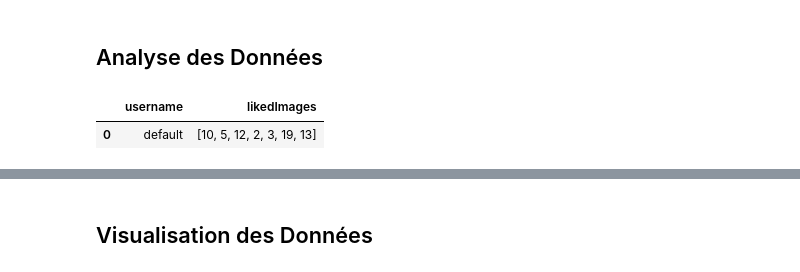
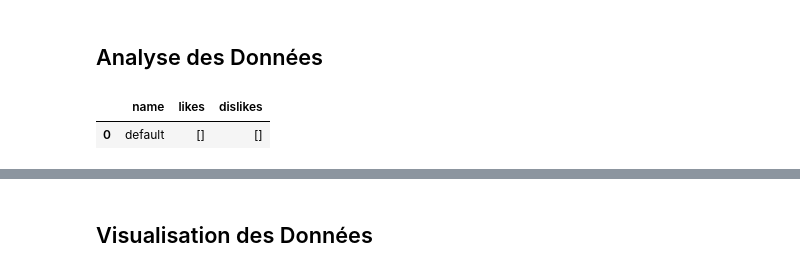
Before and after one commit to hugues-boisdon/DataMining2024, a Jupyter notebook: projet.ipynb, the cells around one changed output, grey strips where cells are left out. Cells and saved outputs as stored; diff of their text form; code cells hidden in the pictures.

```diff
--- a/projet.ipynb
+++ b/projet.ipynb
@@ -20,14 +20,27 @@ from random import randint
 # %% [markdown]
 ### Dataframe Functions
 # %%
-def jsonToDataframe(path):
+def getData():
+    path = "data.json"
     with open(path, "r", encoding="utf-8") as f:
         dataframe = pandas.read_json(f, orient='index')
     return dataframe
 
-def dataframeToJson(path, dataframe):
+def saveData(dataframe):
+    path = "data.json"
     with open(path, "w", encoding="utf-8") as f:
         f.write(dataframe.to_json(orient='index', indent=2))
+
+def getUsers():
+    path = "users.json"
+    with open(path, "r", encoding="utf-8") as f:
+        dataframe = pandas.read_json(f, orient='index')
+    return dataframe
+
+def saveUsers(dataframe):
+    path = "users.json"
+    with open(path, "w", encoding="utf-8") as f:
+        f.write(dataframe.to_json(orient='index', indent=2))
 # %% [markdown]
 ### Récupération du résultat d'une query Wikidata
 # %%
@@ -223,22 +217,15 @@ dataframeToJson(dataPath, dataframe)
 | 19 | Independence Monument, Phnom Penh | http://commons.wikimedia.org/wiki... | Q1108673 | jpg | ./images/Independence Monument, P... | [300, 135] | NaN | [#monument] | 1 | None | ... |
 # %% [markdown]
 ## Analyse des Données
-# %%
-# Création de la dataframe des utilisateurs
-usersPath = 'users.json'
-
-array = [['default',[]]]
-usersDataframe = pandas.DataFrame(array, columns=['username', 'likedImages'])
-
-for i in range(7) :
-    num = randint(0,len(jsonToDataframe(dataPath)['label']))
-    while num in usersDataframe.at[0,"likedImages"]:
-        num = randint(0,len(jsonToDataframe(dataPath)['label']))
-    usersDataframe.at[0,"likedImages"].append(num)
-
-dataframeToJson(usersPath, usersDataframe)
-
-usersDataframe
-# %% [output]
-|  | username | likedImages |
-| 0 | default | [10, 5, 12, 2, 3, 19, 13] |
+# %%
+# Création de la dataframe des utilisateurs
+
+array = [['default',[],[]]]
+usersDataframe = pandas.DataFrame(array, columns=['name', 'likes','dislikes'])
+
+saveUsers(usersDataframe)
+
+usersDataframe
+# %% [output]
+|  | name | likes | dislikes |
+| 0 | default | [] | [] |
```
Also changed, not shown: parts of 13 cells of this notebook, 1 other file.
